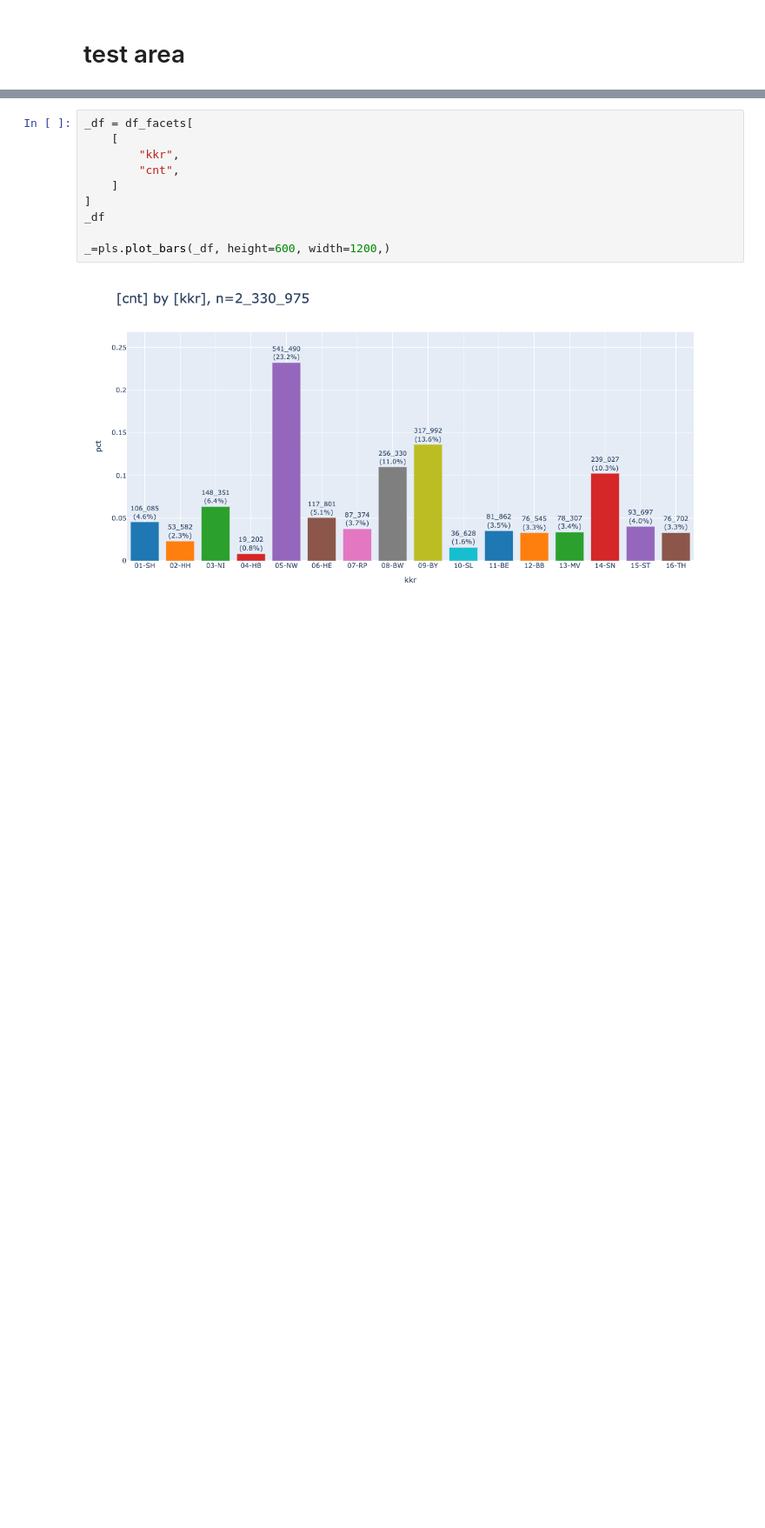
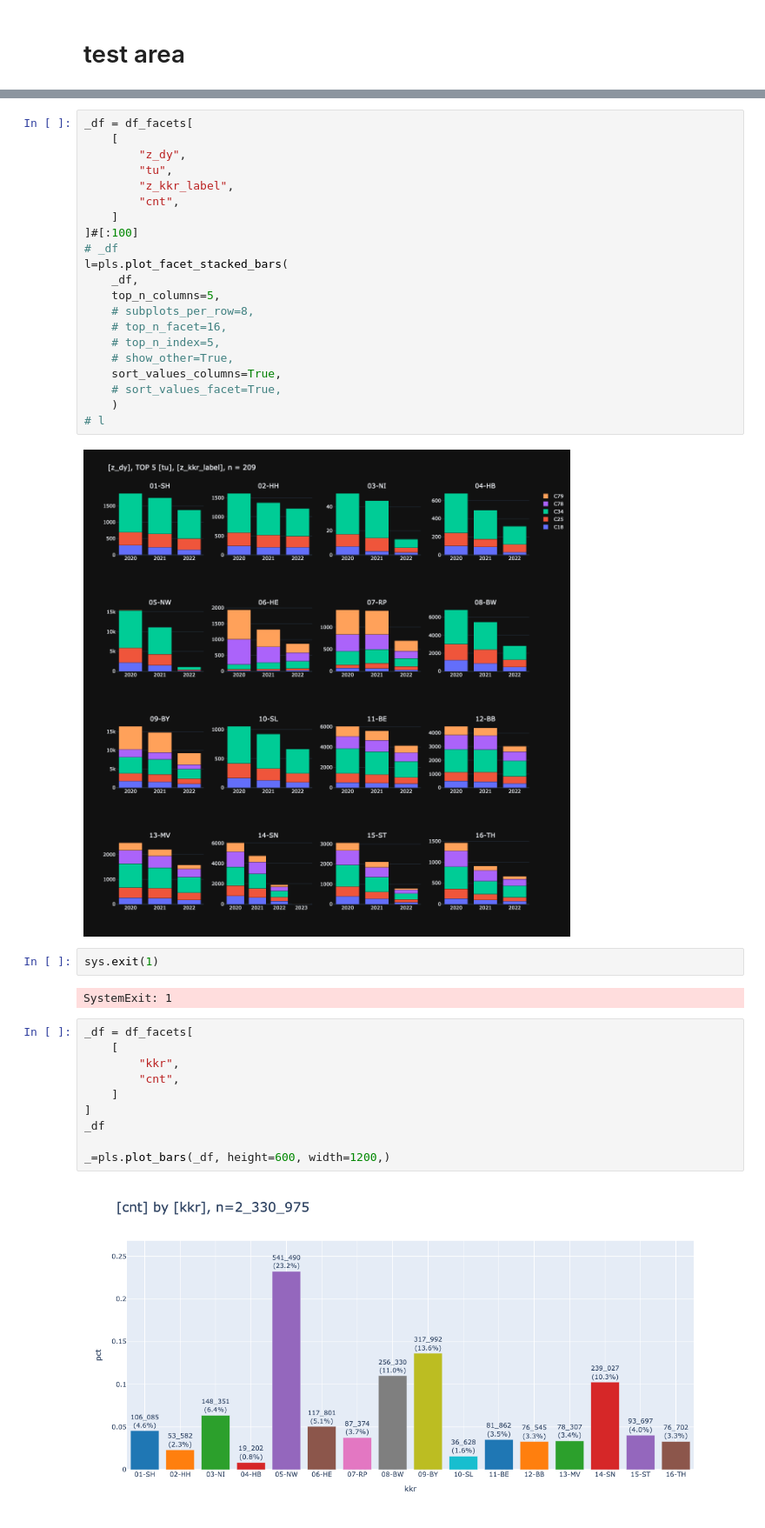
Before and after one commit to smeisegeier/pandas-plots, a Jupyter notebook: src/test.ipynb, the cells around one changed output, grey strips where cells are left out. Shown at 87% size. Drawn from its saved outputs; the diff is of its cells as text; blank space fills up the shorter version.

```diff
--- a/src/test.ipynb
+++ b/src/test.ipynb
@@ -41,3 +74,30 @@ df_facets
+# %%
+_df = df_facets[
+    [
+        "z_dy",
+        "tu",
+        "z_kkr_label",
+        "cnt",
+    ]
+]#[:100]
+# _df
+l=pls.plot_facet_stacked_bars(
+    _df,
+    top_n_columns=5,
+    # subplots_per_row=8,
+    # top_n_facet=16,
+    # top_n_index=5,
+    # show_other=True,
+    sort_values_columns=True,
+    # sort_values_facet=True,
+    )
+# l
+# %% [output]
+[figure, added]
+# %%
+sys.exit(1)
+# %% [output]
+SystemExit: 1
 # %%
 _df = df_facets[
     [
```
Also changed, not shown: parts of 5 cells of this notebook, 2 other files.
